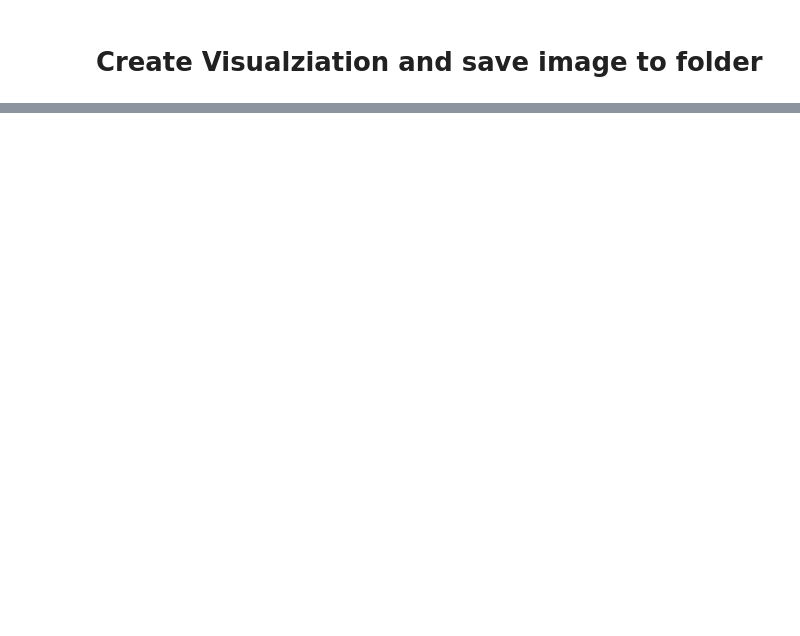
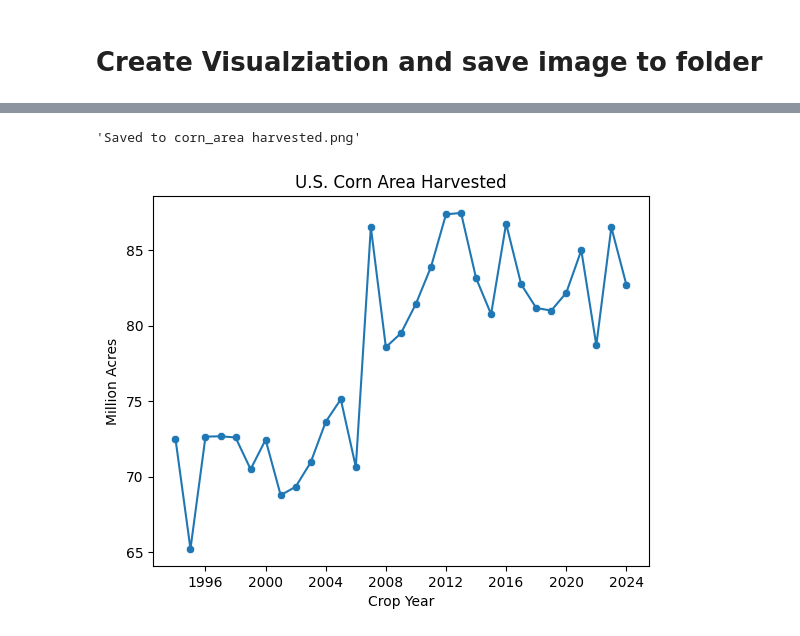
Before and after one commit to micmcc1121/agmkt, a Jupyter notebook: matplot_chart_notebook.ipynb, the cells around one changed output, grey strips where cells are left out. Saved outputs shown, nothing was run; the diff lists cells and outputs as text; code cells hidden in the pictures; blank space fills up the shorter version.

```diff
--- a/matplot_chart_notebook.ipynb
+++ b/matplot_chart_notebook.ipynb
@@ -99,0 +79,5 @@ df[df['BEGIN_CODE']<1].tail()
+# %%
+nass.time_series_chart(df, stmt_dict, './docs', years = 30, scale='Million')
+# %% [output]
+'Saved to corn_area harvested.png'
+[figure, added]
```
Also changed, not shown: parts of 5 cells of this notebook.
